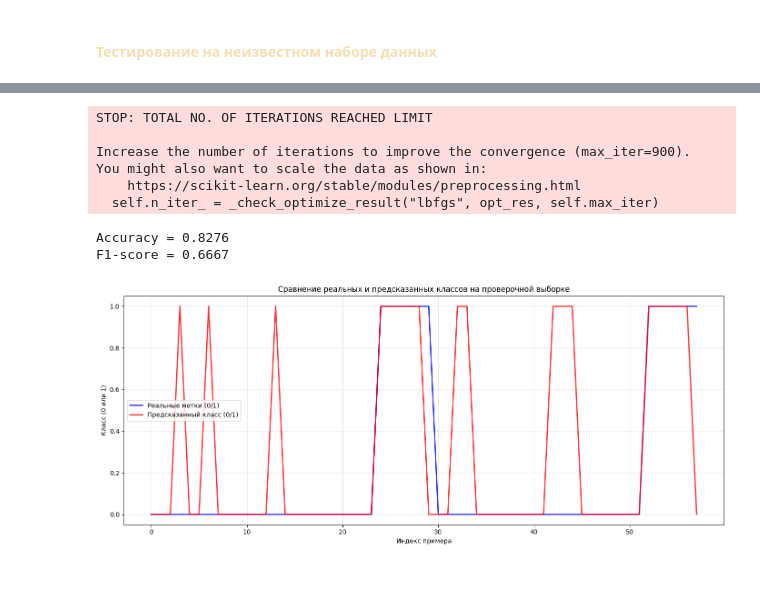
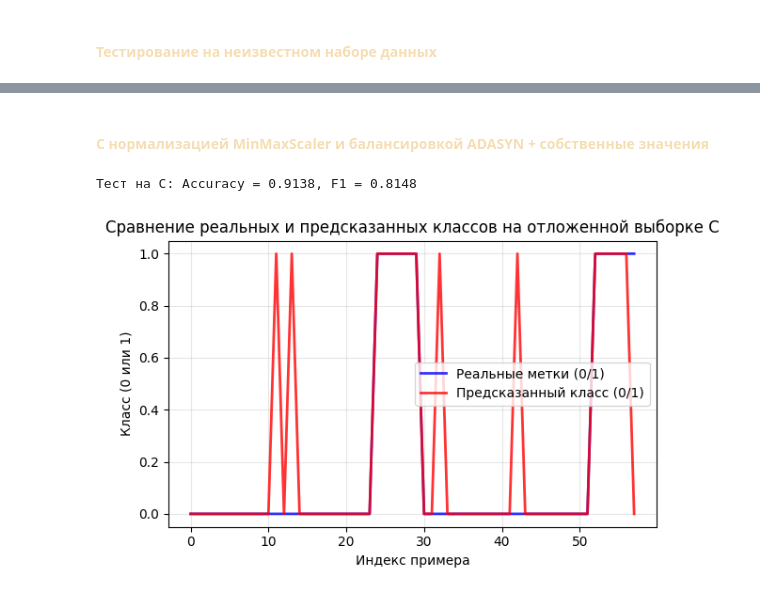
Before and after one commit to Bexaric/LB3_ML_Yakushev, a Jupyter notebook: notebook/Part3_test.ipynb, the cells around one changed output, grey strips where cells are left out. Drawn from its saved outputs; the diff is of its cells as text; code cells hidden in the pictures.

```diff
--- a/notebook/Part3_test.ipynb
+++ b/notebook/Part3_test.ipynb
@@ -230,18 +260,18 @@ Tφ        0
 Tz        0
 dtype: int64
 # %%
-## Копируем исходные данные
-#V13_clean = V13.copy()
-#
-## Выбираем числовые столбцы (кроме Type, если он целевой)
-#num_cols = V13_clean.select_dtypes(include=np.number).columns.tolist()
-#if 'Type' in num_cols:
-#    num_cols.remove('Type')
-#
-## Кэпируем по 1-му и 99-му перцентилю
-#for col in num_cols:
-#    lower = V13_clean[col].quantile(0.01)
-#    upper = V13_clean[col].quantile(0.99)
-#    V13_clean[col] = V13_clean[col].clip(lower, upper)
-#
-#display(V13_clean.describe())
+# Копируем исходные данные
+V13_clean = V13.copy()
+
+# Выбираем числовые столбцы (кроме Type, если он целевой)
+num_cols = V13_clean.select_dtypes(include=np.number).columns.tolist()
+if 'Type' in num_cols:
+    num_cols.remove('Type')
+
+# Кэпируем по 1-му и 99-му перцентилю
+for col in num_cols:
+    lower = V13_clean[col].quantile(0.01)
+    upper = V13_clean[col].quantile(0.99)
+    V13_clean[col] = V13_clean[col].clip(lower, upper)
+
+display(V13_clean.describe())
@@ -249,7 +289,7 @@ dtype: int64
 ### <font color='#F5DEB3'> 3. Работа над итоговым датасетом по варианту (V1+V3 для 5-го типа поверхности)
 # %%
 columns_to_drop = ['N1', 'N2', 'N3']
-V13_filtered = V13.drop(columns=columns_to_drop)
+V13_filtered = V13_clean.drop(columns=columns_to_drop)
 # %%
 type_space = config['data']['type_space']
 target_col = config['data']['target_column']
@@ -349,7 +412,7 @@ adasyn = ADASYN(random_state=42)
 smote = SMOTE(random_state=42)
 
 data_x_scaled_AB = scaler.fit_transform(data_x_AB)
-data_x_scaled_С = scaler.fit_transform(data_x)
+data_x_scaled_C = scaler.fit_transform(data_x)
 X_adasyn, Y_adasyn = adasyn.fit_resample(data_x_scaled_AB, data_y_AB)
 X_smote, Y_smote = smote.fit_resample(data_x_scaled_AB, data_y_AB)
 # %% [markdown]
@@ -483,25 +704,19 @@ F1-score = 0.6061
+# %% [markdown]
+#### <font color='#F5DEB3'> С нормализацией MinMaxScaler и балансировкой ADASYN + собственные значения
 # %%
 best_params = {
-    'hidden_layer_sizes': (30, 13, 16), #30, 30, 20 Accuracy = 0.931 F1-score = 0.8571
+    'hidden_layer_sizes': (30, 30, 20),
     'activation': 'relu',
     'solver': 'lbfgs',
-    'max_iter': 900,
-    'alpha': 0.04907716056816496
+    'max_iter': 1000,
+    'alpha': 0.00016077399
     }
 
 plot_train_test_predictions(
-    X_smote, Y_smote,
-    data_x_scaled_С, data_y,
+    X_adasyn, Y_adasyn,
+    data_x_scaled_C, data_y,
     best_params,
-    output_path='results/test_histogram.png'
 )
 # %% [output]
-STOP: TOTAL NO. OF ITERATIONS REACHED LIMIT
-
-Increase the number of iterations to improve the convergence (max_iter=900).
-You might also want to scale the data as shown in:
-    https://scikit-learn.org/stable/modules/preprocessing.html
-  self.n_iter_ = _check_optimize_result("lbfgs", opt_res, self.max_iter)
+Тест на C: Accuracy = 0.9138, F1 = 0.8148
-Accuracy = 0.8276
-F1-score = 0.6667
-[figure, old version]
+[figure, new version]
```
Also changed, not shown: parts of 18 cells of this notebook, 41 other files.
